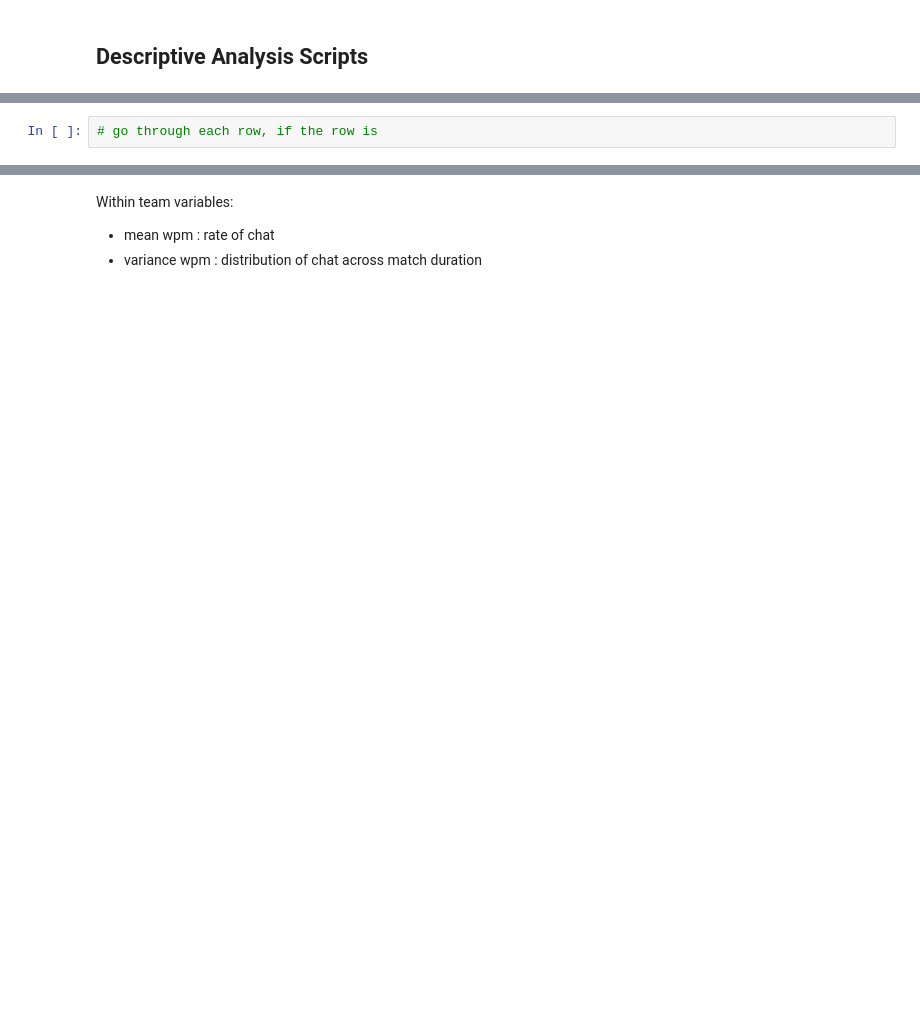
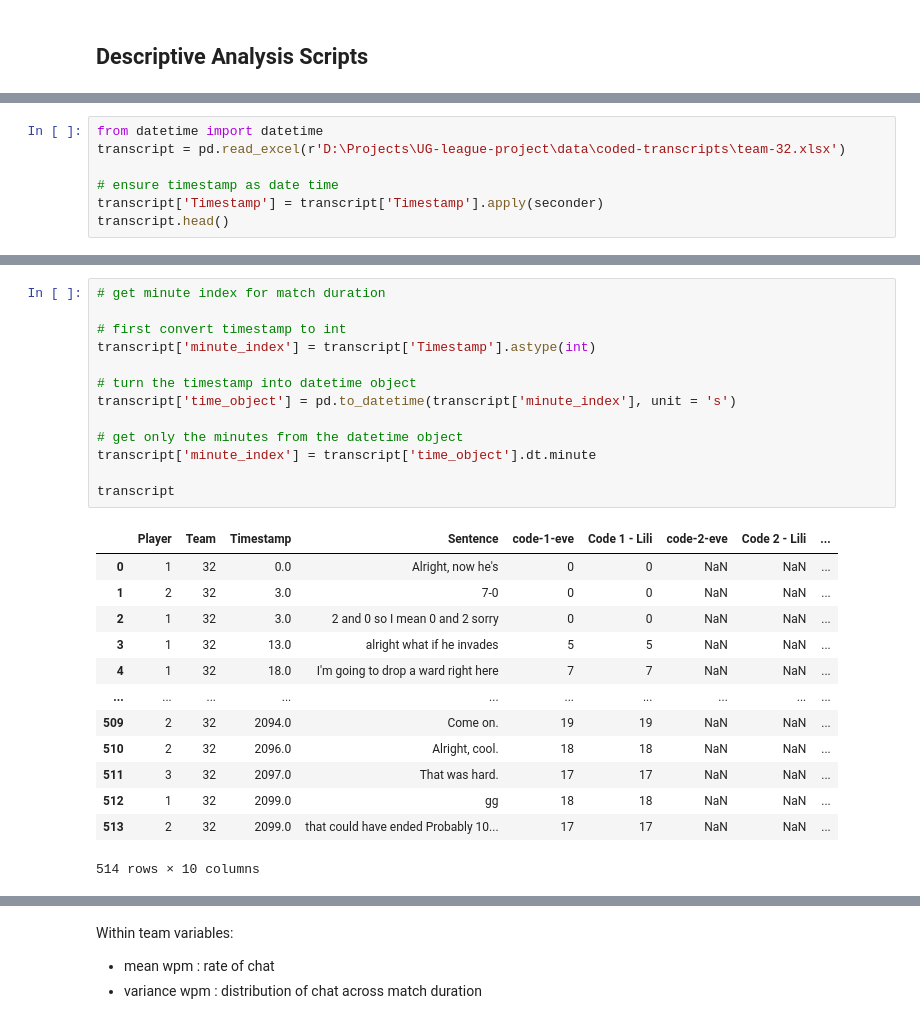
Before and after one commit to evelyntan/scripts, a Jupyter notebook: extract-words-from-transcript.ipynb, the cells around one changed output, grey strips where cells are left out. Saved outputs shown, nothing was run; the diff lists cells and outputs as text; blank space fills up the shorter version.

```diff
--- a/extract-words-from-transcript.ipynb
+++ b/extract-words-from-transcript.ipynb
@@ -228,2 +211,7 @@ raw_transcript_df.head()
 # %%
-# go through each row, if the row is
+from datetime import datetime
+transcript = pd.read_excel(r'D:\Projects\UG-league-project\data\coded-transcripts\team-32.xlsx')
+
+# ensure timestamp as date time
+transcript['Timestamp'] = transcript['Timestamp'].apply(seconder)
+transcript.head()
@@ -229,0 +225,27 @@ raw_transcript_df.head()
+# %%
+# get minute index for match duration
+
+# first convert timestamp to int
+transcript['minute_index'] = transcript['Timestamp'].astype(int)
+
+# turn the timestamp into datetime object
+transcript['time_object'] = pd.to_datetime(transcript['minute_index'], unit = 's')
+
+# get only the minutes from the datetime object
+transcript['minute_index'] = transcript['time_object'].dt.minute
+
+transcript
+# %% [output]
+|  | Player | Team | Timestamp | Sentence | code-1-eve | Code 1 - Lili | code-2-eve | Code 2 - Lili | ... |
+| 0 | 1 | 32 | 0.0 | Alright, now he's | 0 | 0 | NaN | NaN | ... |
+| 1 | 2 | 32 | 3.0 | 7-0 | 0 | 0 | NaN | NaN | ... |
+| 2 | 1 | 32 | 3.0 | 2 and 0 so I mean 0 and 2 sorry | 0 | 0 | NaN | NaN | ... |
+| 3 | 1 | 32 | 13.0 | alright what if he invades | 5 | 5 | NaN | NaN | ... |
+| 4 | 1 | 32 | 18.0 | I'm going to drop a ward right here | 7 | 7 | NaN | NaN | ... |
+| ... | ... | ... | ... | ... | ... | ... | ... | ... | ... |
+| 509 | 2 | 32 | 2094.0 | Come on. | 19 | 19 | NaN | NaN | ... |
+| 510 | 2 | 32 | 2096.0 | Alright, cool. | 18 | 18 | NaN | NaN | ... |
+| 511 | 3 | 32 | 2097.0 | That was hard. | 17 | 17 | NaN | NaN | ... |
+| 512 | 1 | 32 | 2099.0 | gg | 18 | 18 | NaN | NaN | ... |
+| 513 | 2 | 32 | 2099.0 | that could have ended Probably 10... | 17 | 17 | NaN | NaN | ... |
+514 rows × 10 columns
```
Also changed, not shown: parts of 32 cells of this notebook.
